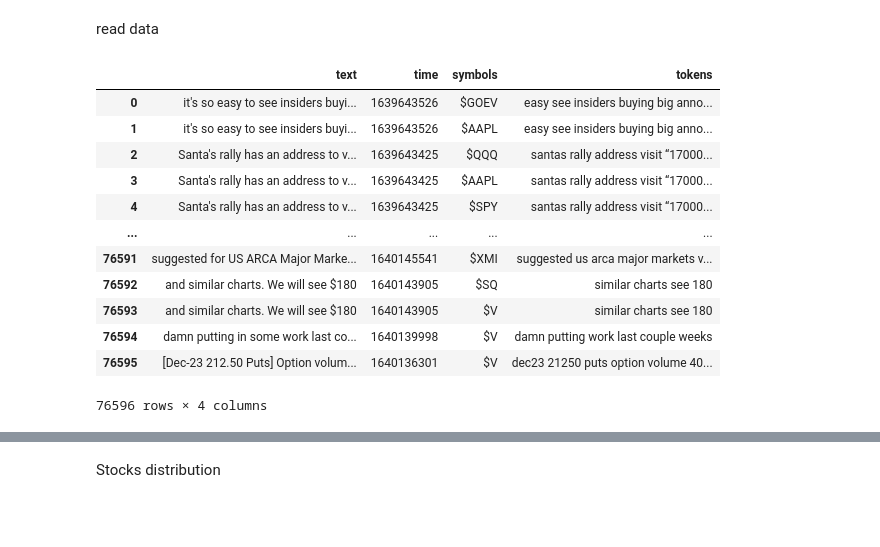
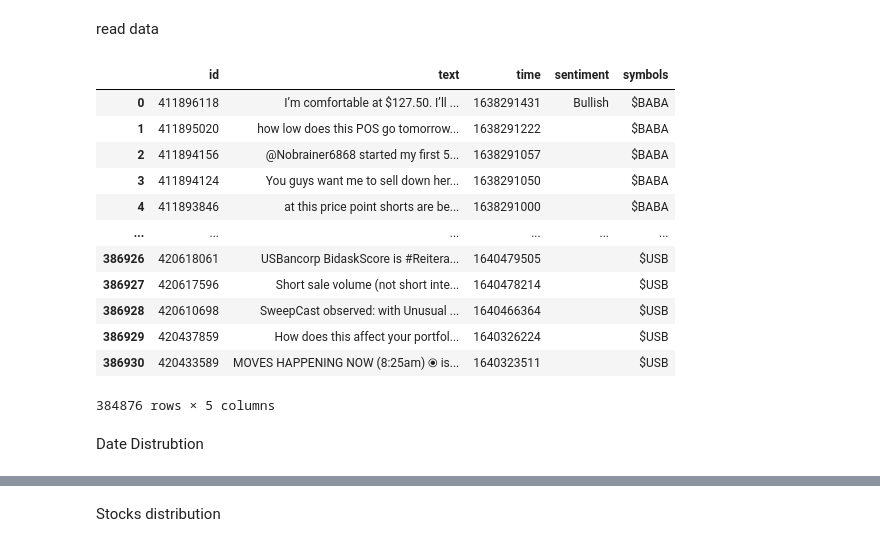
Before and after one commit to samuellau0802/HKUST-x-J.P.-Morgan-Fintech-Mentorship-Program, a Jupyter notebook: data_exploration/stocktwits_explore.ipynb, the cells around one changed output, grey strips where cells are left out. Saved outputs shown, nothing was run; the diff lists cells and outputs as text; code cells hidden in the pictures; blank space fills up the shorter version.

```diff
--- a/data_exploration/stocktwits_explore.ipynb
+++ b/data_exploration/stocktwits_explore.ipynb
@@ -3,23 +3,25 @@ read data
 # %%
 import pandas as pd
 from pathlib import Path
 import os
 
-directory = Path(os.getcwd())   # 'c:\\Users\\samue\\OneDrive\\Desktop\\JPM Fintech\\HKUST-x-J.P.-Morgan-Fintech-Mentorship-Program\\model_testing\\supervised'
-directory = directory.parent.parent.joinpath("data")  # 'c:\\Users\\samue\\OneDrive\\Desktop\\JPM Fintech\\data'
-df = pd.read_pickle(directory.joinpath("stocktwits_processed_sample.pkl"))
+directory = Path(os.getcwd())
+directory = directory.parent.parent.joinpath("data")
+df = pd.read_pickle(directory.joinpath("stocktwits_processed_without_multiple_full.pkl"))
 df
 # %% [output]
-|  | text | time | symbols | tokens |
-| 0 | it's so easy to see insiders buyi... | 1639643526 | $GOEV | easy see insiders buying big anno... |
-| 1 | it's so easy to see insiders buyi... | 1639643526 | $AAPL | easy see insiders buying big anno... |
-| 2 | Santa's rally has an address to v... | 1639643425 | $QQQ | santas rally address visit “17000... |
-| 3 | Santa's rally has an address to v... | 1639643425 | $AAPL | santas rally address visit “17000... |
-| 4 | Santa's rally has an address to v... | 1639643425 | $SPY | santas rally address visit “17000... |
-| ... | ... | ... | ... | ... |
-| 76591 | suggested for US ARCA Major Marke... | 1640145541 | $XMI | suggested us arca major markets v... |
-| 76592 | and similar charts. We will see $180 | 1640143905 | $SQ | similar charts see 180 |
-| 76593 | and similar charts. We will see $180 | 1640143905 | $V | similar charts see 180 |
-| 76594 | damn putting in some work last co... | 1640139998 | $V | damn putting work last couple weeks |
-| 76595 | [Dec-23 212.50 Puts] Option volum... | 1640136301 | $V | dec23 21250 puts option volume 40... |
+|  | id | text | time | sentiment | symbols |
+| 0 | 411896118 | I’m comfortable at $127.50. I’ll ... | 1638291431 | Bullish | $BABA |
+| 1 | 411895020 | how low does this POS go tomorrow... | 1638291222 |  | $BABA |
+| 2 | 411894156 | @Nobrainer6868 started my first 5... | 1638291057 |  | $BABA |
+| 3 | 411894124 | You guys want me to sell down her... | 1638291050 |  | $BABA |
+| 4 | 411893846 | at this price point shorts are be... | 1638291000 |  | $BABA |
+| ... | ... | ... | ... | ... | ... |
+| 386926 | 420618061 | USBancorp BidaskScore is #Reitera... | 1640479505 |  | $USB |
+| 386927 | 420617596 | Short sale volume (not short inte... | 1640478214 |  | $USB |
+| 386928 | 420610698 | SweepCast observed: with Unusual ... | 1640466364 |  | $USB |
+| 386929 | 420437859 | How does this affect your portfol... | 1640326224 |  | $USB |
+| 386930 | 420433589 | MOVES HAPPENING NOW (8:25am) ⦿ is... | 1640323511 |  | $USB |
-76596 rows × 4 columns
+384876 rows × 5 columns
+# %% [markdown]
+Date Distrubtion
```
Also changed, not shown: parts of 23 cells of this notebook, 28 other files.
